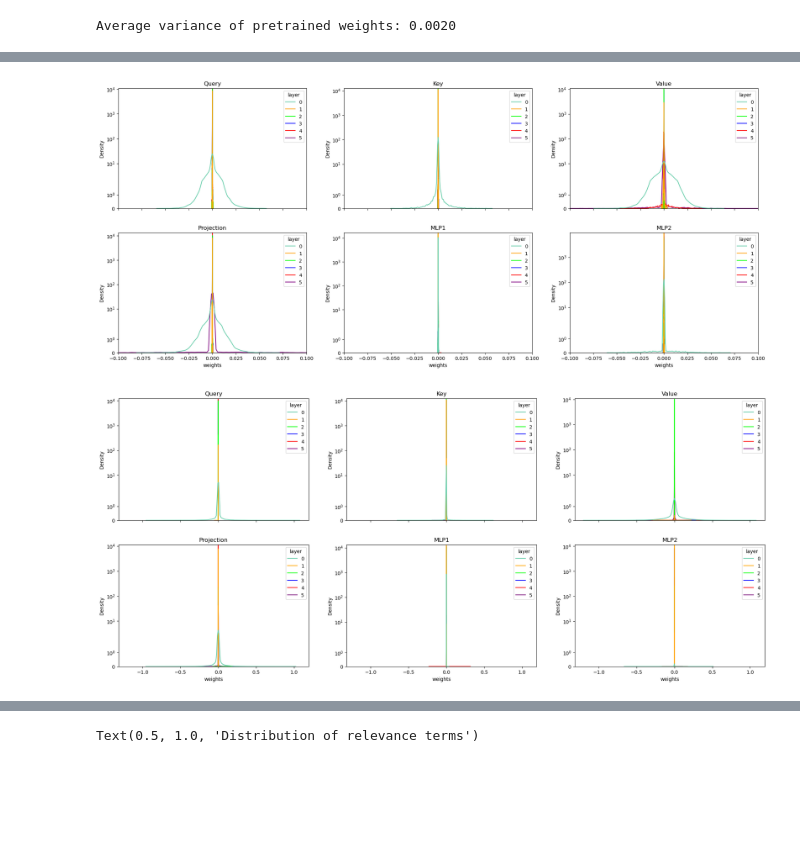
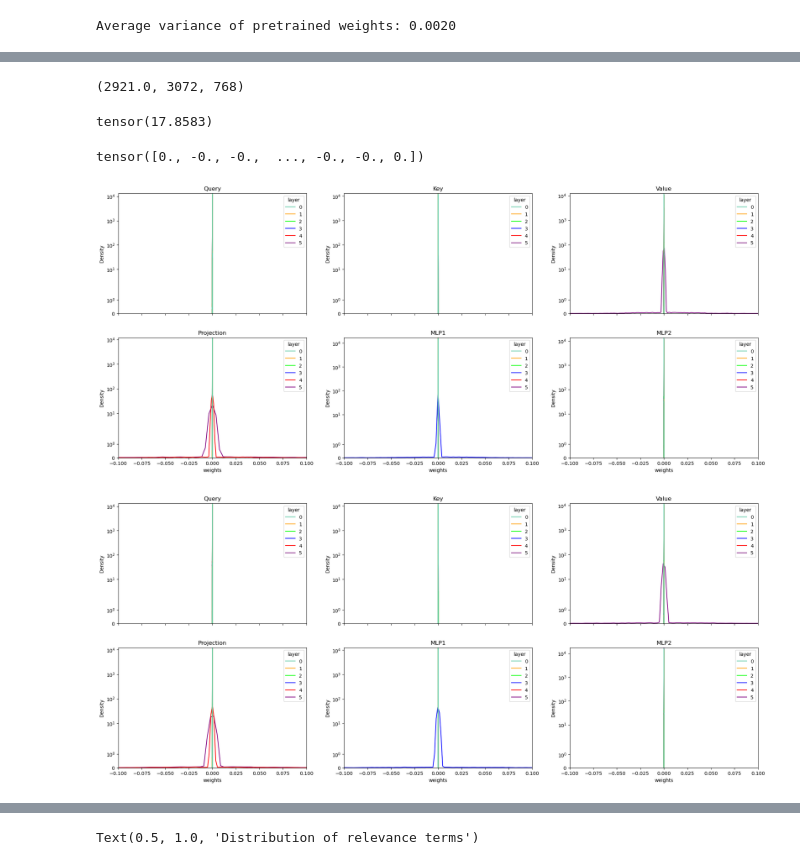
Before and after one commit to yoakiyama/ARDLoRa, a Jupyter notebook: notebooks/scratch.ipynb, the cells around one changed output, grey strips where cells are left out. Saved outputs shown, nothing was run; the diff lists cells and outputs as text; code cells hidden in the pictures; blank space fills up the shorter version.

```diff
--- a/notebooks/scratch.ipynb
+++ b/notebooks/scratch.ipynb
@@ -242,7 +226,7 @@ test_loader = torch.utils.data.DataLoader(test_dataset, batch_size=256, shuffle=
 # Training config
 device = torch.device('cuda' if torch.cuda.is_available() else 'cpu')
 model = model.to(device)
-optimizer = Adam(filter(lambda p: p.requires_grad, model.parameters()), lr=3e-4)
+optimizer = Adam(filter(lambda p: p.requires_grad, model.parameters()), lr=1e-3)
 lr_warmup_steps = 100
 def lr_lambda(step):
     if step < lr_warmup_steps:
@@ -356,8 +353,9 @@ def evaluate(model, data_loader, scale_sparsity_loss=1, scale_divergence=1):
     return total_loss / len(data_loader), correct / total, total_divergence / len(data_loader), total_sparsity_loss / len(data_loader)
 # %%
 active_thresh = 1e-5
-scale_divergence = 1 / avg_phi
-scale_sparsity_loss = 1
+scale_divergence = (1 / avg_phi)
+# scale_divergence = 1e7
+scale_sparsity_loss = 0.1
 for epoch in range(num_epochs):
     print(f'Epoch {epoch + 1}/{num_epochs}')
     # Train
@@ -431,0 +507,4 @@ ax.scatter(np.log10(A_norm), np.log10(B_norm))
+# %%
+for idx, layer in enumerate(model.distilbert.transformer.layer):
+    if idx == 5: break
+torch.sum(layer.ffn.lin2.lora.lora_A**2, dim=0).argmin()
@@ -432,3 +538,17 @@ ax.scatter(np.log10(A_norm), np.log10(B_norm))
+# %%
+layer.ffn.lin2.lora.c.item(), layer.ffn.lin2.lora.lora_A.shape[0], layer.ffn.lin2.lora.lora_B.shape[1]
+# %% [output]
+(2921.0, 3072, 768)
+# %%
+wfk = layer.ffn.lin2.lora.lora_A[14, 0].detach().cpu().item()
+norm = 0.5 * torch.sum(layer.ffn.lin2.lora.lora_A.detach().cpu()**2, dim=0)[14] + 0.5 * torch.sum(layer.ffn.lin2.lora.lora_B.detach().cpu()**2, dim=1)[14]
+layer.ffn.lin2.lora.c.item() * (wfk) / (norm + 1)
+# %% [output]
+tensor(17.8583)
+# %%
+(layer.attention.q_lin.lora.lora_B.detach().cpu() * layer.attention.q_lin.lora.feature_mask.view(-1, 1).detach().cpu()).flatten()
+# %% [output]
+tensor([0., -0., -0.,  ..., -0., -0., 0.])
 # %%
 f, ax = plt.subplots(2, 3, figsize=(24, 10), sharex=True)
 for type_idx, matrix_type in enumerate(['Query', 'Key', 'Value', 'Projection', 'MLP1', 'MLP2']):
@@ -436,17 +556,17 @@ for type_idx, matrix_type in enumerate(['Query', 'Key', 'Value', 'Projection', '
     layer_indices = []
     for idx, layer in enumerate(model.distilbert.transformer.layer):
         if matrix_type == 'Query':
-            weights = layer.attention.q_lin.lora.lora_B.detach().cpu().numpy().flatten()
+            weights = (layer.attention.q_lin.lora.lora_B.detach().cpu() * layer.attention.q_lin.lora.feature_mask.view(-1, 1).detach().cpu()).flatten().numpy()
         elif matrix_type == 'Key':
-            weights = layer.attention.k_lin.lora.lora_B.detach().cpu().numpy().flatten()
+            weights = (layer.attention.k_lin.lora.lora_B.detach().cpu() * layer.attention.k_lin.lora.feature_mask.view(-1, 1).detach().cpu()).flatten().numpy()
         elif matrix_type == 'Value':
-            weights = layer.attention.v_lin.lora.lora_B.detach().cpu().numpy().flatten()
+            weights = (layer.attention.v_lin.lora.lora_B.detach().cpu() * layer.attention.v_lin.lora.feature_mask.view(-1, 1).detach().cpu()).flatten().numpy()
         elif matrix_type == 'Projection':
-            weights = layer.attention.out_lin.lora.lora_B.detach().cpu().numpy().flatten()
+            weights = (layer.attention.out_lin.lora.lora_B.detach().cpu() * layer.attention.out_lin.lora.feature_mask.view(-1, 1).detach().cpu()).flatten().numpy()
         elif matrix_type == 'MLP1':
-            weights = layer.ffn.lin1.lora.lora_B.detach().cpu().numpy().flatten()
+            weights = (layer.ffn.lin1.lora.lora_B.detach().cpu() * layer.ffn.lin1.lora.feature_mask.view(-1, 1).detach().cpu()).flatten().numpy()
         elif matrix_type == 'MLP2':
-            weights = layer.ffn.lin2.lora.lora_B.detach().cpu().numpy().flatten()
+            weights = (layer.ffn.lin2.lora.lora_B.detach().cpu() * layer.ffn.lin2.lora.feature_mask.view(-1, 1).detach().cpu()).flatten().numpy()
         all_weights.extend(weights)
         layer_indices.extend([idx] * len(weights))
     colors = ['mediumaquamarine', 'orange', 'lime', 'blue', 'red', 'purple']
@@ -458,34 +578,34 @@ for type_idx, matrix_type in enumerate(['Query', 'Key', 'Value', 'Projection', '
     ax[row_idx, col_idx].set_yscale('symlog')
     ax[row_idx, col_idx].set_xlim(-0.1, 0.1)
 # %% [output]
-[figure, old version]
+[figure, new version]
 # %%
 f, ax = plt.subplots(2, 3, figsize=(24, 10), sharex=True)
 for type_idx, matrix_type in enumerate(['Query', 'Key', 'Value', 'Projection', 'MLP1', 'MLP2']):
     all_weights = []
     layer_indices = []
     for idx, layer in enumerate(model.distilbert.transformer.layer):
         if matrix_type == 'Query':
-            weights = layer.attention.q_lin.lora.lora_A.detach().cpu().numpy().flatten()
+            weights = (layer.attention.q_lin.lora.lora_A.detach().cpu() * layer.attention.q_lin.lora.feature_mask.view(1, -1).detach().cpu()).flatten().numpy()
         elif matrix_type == 'Key':
-            weights = layer.attention.k_lin.lora.lora_A.detach().cpu().numpy().flatten()
+            weights = (layer.attention.k_lin.lora.lora_A.detach().cpu() * layer.attention.k_lin.lora.feature_mask.view(1, -1).detach().cpu()).flatten().numpy()
         elif matrix_type == 'Value':
-            weights = layer.attention.v_lin.lora.lora_A.detach().cpu().numpy().flatten()
+            weights = (layer.attention.v_lin.lora.lora_A.detach().cpu() * layer.attention.v_lin.lora.feature_mask.view(1, -1).detach().cpu()).flatten().numpy()
         elif matrix_type == 'Projection':
-            weights = layer.attention.out_lin.lora.lora_A.detach().cpu().numpy().flatten()
+            weights = (layer.attention.out_lin.lora.lora_A.detach().cpu() * layer.attention.out_lin.lora.feature_mask.view(1, -1).detach().cpu()).flatten().numpy()
         elif matrix_type == 'MLP1':
-            weights = layer.ffn.lin1.lora.lora_A.detach().cpu().numpy().flatten()
+            weights = (layer.ffn.lin1.lora.lora_A.detach().cpu() * layer.ffn.lin1.lora.feature_mask.view(1, -1).detach().cpu()).flatten().numpy()
         elif matrix_type == 'MLP2':
-            weights = layer.ffn.lin2.lora.lora_A.detach().cpu().numpy().flatten()
+            weights = (layer.ffn.lin2.lora.lora_A.detach().cpu() * layer.ffn.lin2.lora.feature_mask.view(1, -1).detach().cpu()).flatten().numpy()
         all_weights.extend(weights)
         layer_indices.extend([idx] * len(weights))
     colors = ['mediumaquamarine', 'orange', 'lime', 'blue', 'red', 'purple']
     row_idx = type_idx // 3
     col_idx = type_idx % 3
     sns.kdeplot(data=pd.DataFrame({'weights': all_weights, 'layer': layer_indices}),
                 x='weights', hue='layer', palette=colors, ax=ax[row_idx, col_idx])
     ax[row_idx, col_idx].set_title(matrix_type)
     ax[row_idx, col_idx].set_yscale('symlog')
-    # ax[row_idx, col_idx].set_xlim(-0.1, 0.1)
+    ax[row_idx, col_idx].set_xlim(-0.1, 0.1)
 # %% [output]
-[figure, old version]
+[figure, new version]
```
Also changed, not shown: parts of 25 cells of this notebook, 1 other file.
